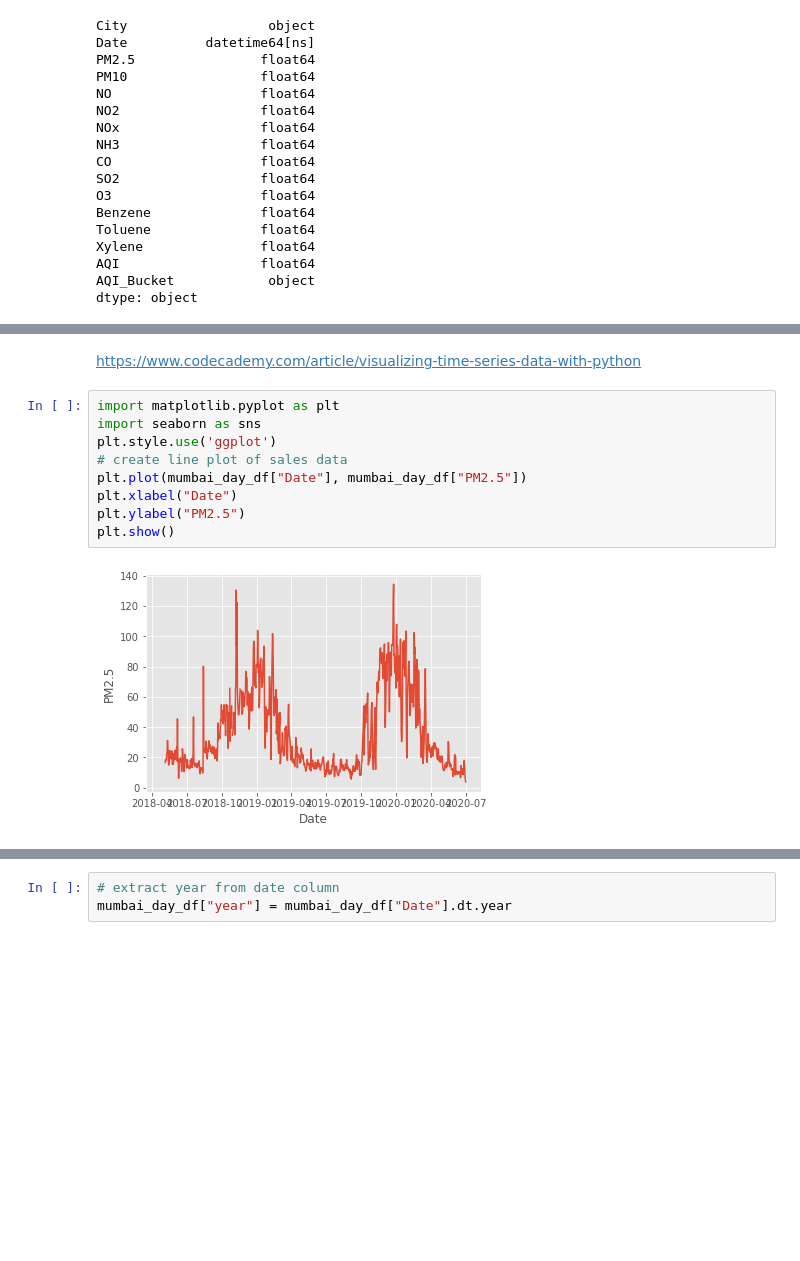
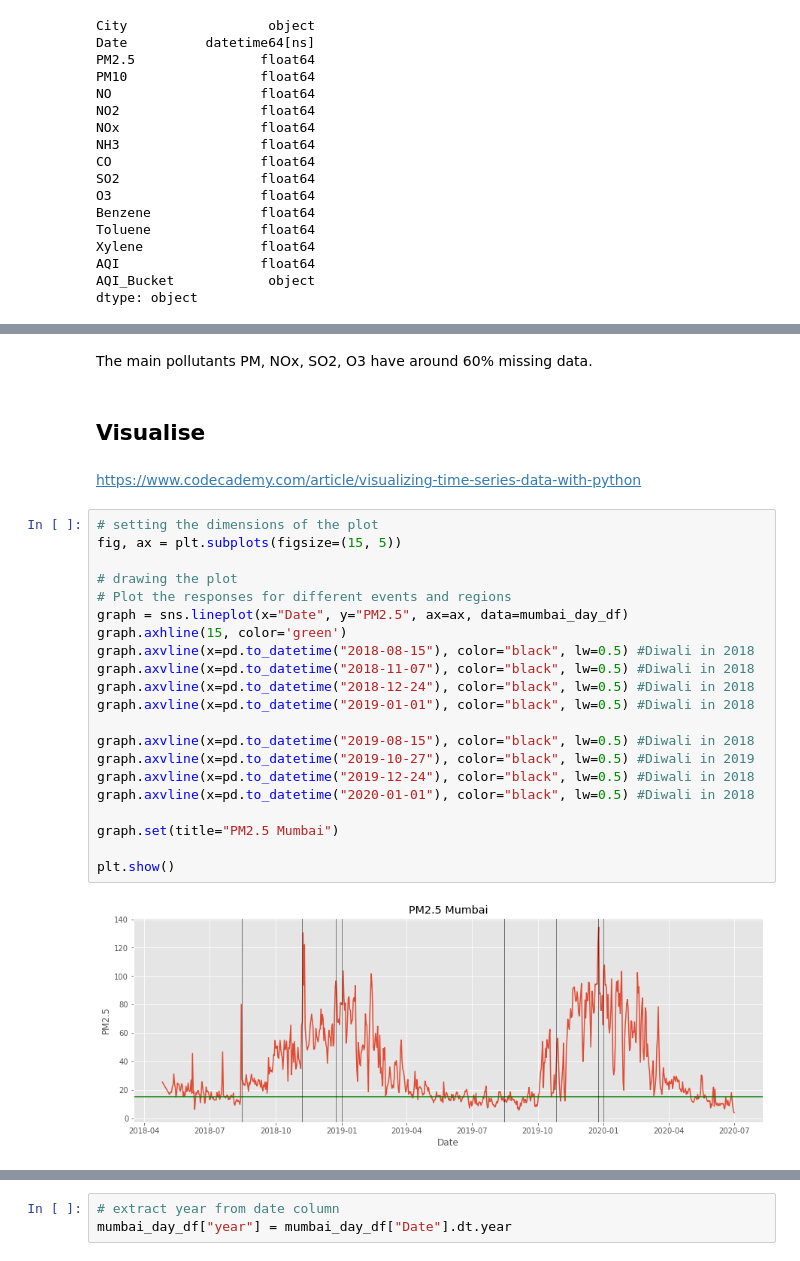
Before and after one commit to OmdenaAI/omdena-mumbai-chapter-air-quality, a Jupyter notebook: src/tasks/task-2-eda/aqi_kaggle_data_eda.ipynb, the cells around one changed output, grey strips where cells are left out. Cells and saved outputs as stored; diff of their text form; blank space fills up the shorter version.

Commit message:
Adding PM2.5 line plots

```diff
--- a/src/tasks/task-2-eda/aqi_kaggle_data_eda.ipynb
+++ b/src/tasks/task-2-eda/aqi_kaggle_data_eda.ipynb
@@ -200,13 +212,29 @@ Index(['City', 'Date', 'PM2.5', 'PM10', 'NO', 'NO2', 'NOx', 'NH3', 'CO', 'SO2',
+# %% [markdown]
+The main pollutants PM, NOx, SO2, O3 have around 60% missing data.
+# %% [markdown]
+## Visualise
 # %% [markdown]
 https://www.codecademy.com/article/visualizing-time-series-data-with-python
-# %%
-import matplotlib.pyplot as plt
-import seaborn as sns
-plt.style.use('ggplot')
-# create line plot of sales data
-plt.plot(mumbai_day_df["Date"], mumbai_day_df["PM2.5"])
-plt.xlabel("Date")
-plt.ylabel("PM2.5")
-plt.show()
-# %% [output]
-[figure, removed]
+# %%
+# setting the dimensions of the plot
+fig, ax = plt.subplots(figsize=(15, 5))
+
+# drawing the plot
+# Plot the responses for different events and regions
+graph = sns.lineplot(x="Date", y="PM2.5", ax=ax, data=mumbai_day_df)
+graph.axhline(15, color='green')
+graph.axvline(x=pd.to_datetime("2018-08-15"), color="black", lw=0.5) #Diwali in 2018
+graph.axvline(x=pd.to_datetime("2018-11-07"), color="black", lw=0.5) #Diwali in 2018
+graph.axvline(x=pd.to_datetime("2018-12-24"), color="black", lw=0.5) #Diwali in 2018
+graph.axvline(x=pd.to_datetime("2019-01-01"), color="black", lw=0.5) #Diwali in 2018
+
+graph.axvline(x=pd.to_datetime("2019-08-15"), color="black", lw=0.5) #Diwali in 2018
+graph.axvline(x=pd.to_datetime("2019-10-27"), color="black", lw=0.5) #Diwali in 2019
+graph.axvline(x=pd.to_datetime("2019-12-24"), color="black", lw=0.5) #Diwali in 2018
+graph.axvline(x=pd.to_datetime("2020-01-01"), color="black", lw=0.5) #Diwali in 2018
+
+graph.set(title="PM2.5 Mumbai")
+
+plt.show()
+# %% [output]
+[figure, added]
```
Also changed, not shown: parts of 32 cells of this notebook.
